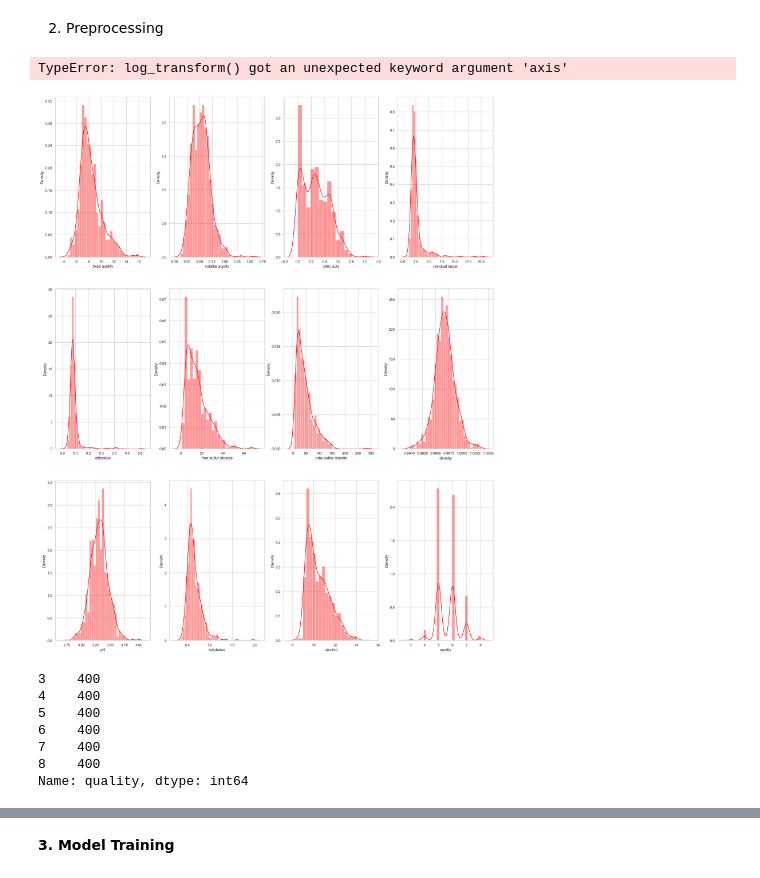
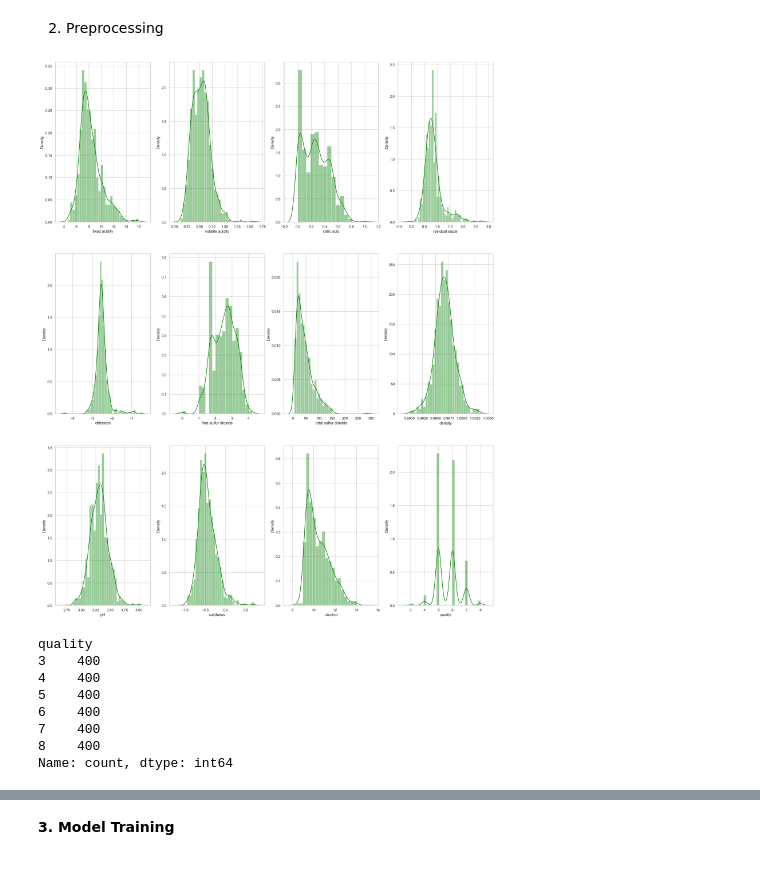
Before and after one commit to pkcktkksh98/data-science, a Jupyter notebook: notebook/Week_5/20240811_Week5.ipynb, the cells around one changed output, grey strips where cells are left out. Cells and saved outputs as stored; diff of their text form; code cells hidden in the pictures.

```diff
--- a/notebook/Week_5/20240811_Week5.ipynb
+++ b/notebook/Week_5/20240811_Week5.ipynb
@@ -244,26 +245,24 @@ import numpy as np
 def log_transform(col):
     return np.log(col[0])
 
-df['residual sugar'] = data['residual sugar'].apply(log_transform, axis=1)
-df['chlorides'] = data['chlorides'].apply(log_transform, axis=1)
-df['free sulfur dioxide'] = data['free sulfur dioxide'].apply(log_transform, axis=1)
-df['total sulfur dioxide'] = data['total sulfur dioxide'].apply(log_transform, axis=1)
-df['sulphates'] = data['sulphates'].apply(log_transform, axis=1)
+data['residual sugar'] = data[['residual sugar']].apply(log_transform, axis = 1)
+data['chlorides'] = data[['chlorides']].apply(log_transform, axis = 1)
+data['free sulfur dioxide'] = data[['free sulfur dioxide']].apply(log_transform, axis = 1)
+data['total sulfur dioxider'] = data[['total sulfur dioxide']].apply(log_transform, axis = 1)
+data['sulphates'] = data[['sulphates']].apply(log_transform, axis = 1)
-# %% [output]
-TypeError: log_transform() got an unexpected keyword argument 'axis'
 # %%
 color = sns.color_palette('pastel')
 
 fig, ax1= plt.subplots(3,4, figsize=(24,30))
 k=0
 for i in range(3):
     for j in range(4):
-        sns.distplot(data[columns[k]], ax=ax1[i][j], color='red')
+        sns.distplot(data[columns[k]], ax=ax1[i][j], color='green')
         k+=1
 
 plt.show()
 # %% [output]
-[figure, old version]
+[figure, new version]
 # %%
 from sklearn.utils import resample
 
@@ -286,13 +285,14 @@ balanced_data = pd.concat([quality_3_upsampled,
 # %%
 balanced_data['quality'].value_counts()
 # %% [output]
+quality
 3    400
 4    400
 5    400
 6    400
 7    400
 8    400
-Name: quality, dtype: int64
+Name: count, dtype: int64
 # %%
 import seaborn as sns
 import matplotlib.pyplot as plt
```
Also changed, not shown: parts of 14 cells of this notebook, 9 other files.
